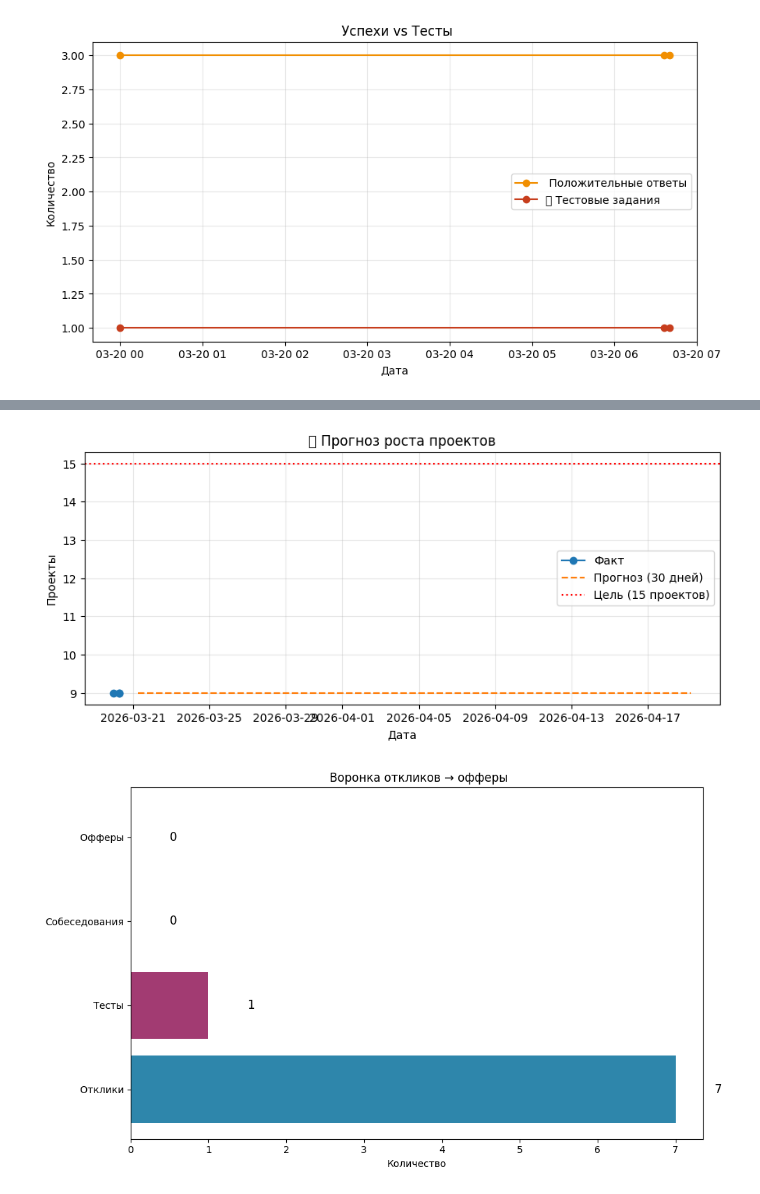
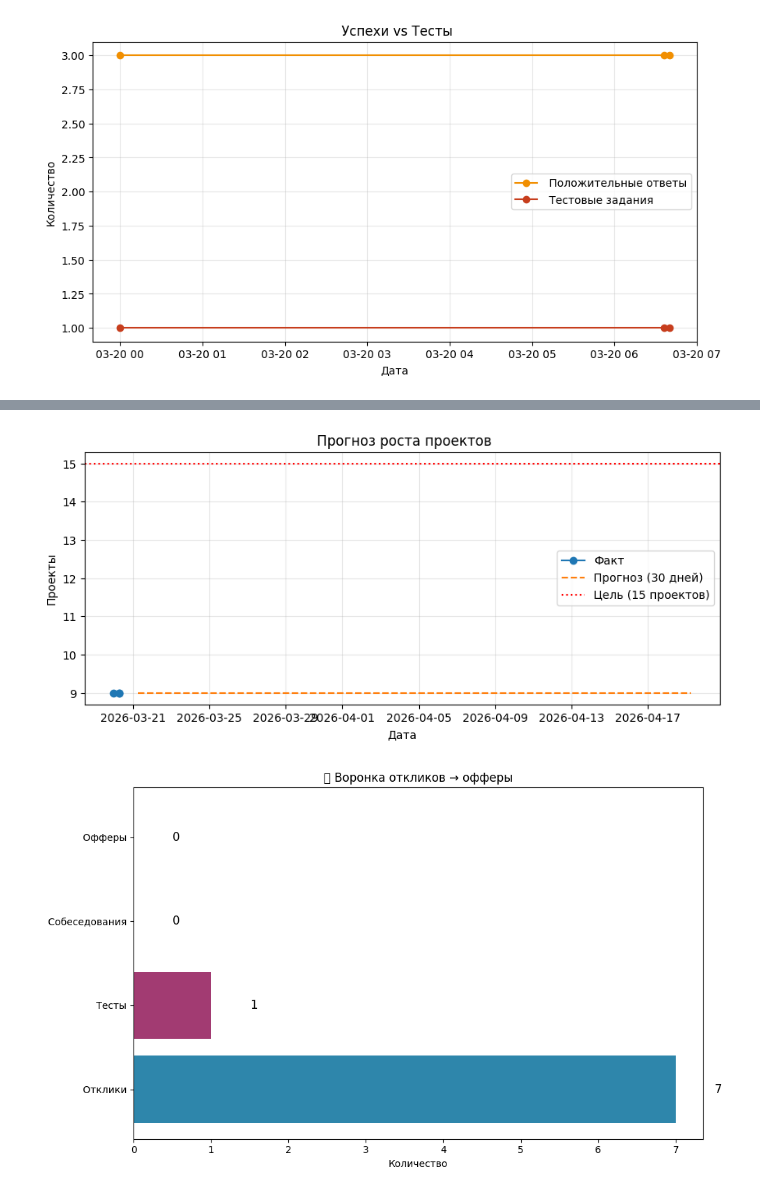
Before and after one commit to EkaterinaLavlinskaya/ai-career-log, a Jupyter notebook: viz/dashboard.ipynb, the cells around one changed output, grey strips where cells are left out. Saved outputs shown, nothing was run; the diff lists cells and outputs as text; code cells hidden in the pictures.

```diff
--- a/viz/dashboard.ipynb
+++ b/viz/dashboard.ipynb
@@ -16,7 +16,7 @@ GITHUB_RAW_URL = "https://raw.githubusercontent.com/EkaterinaLavlinskaya/ai-care
 # ================================
 
 # Загружаем данные
-print(" Загружаем данные...")
+print("Загружаем данные...")
 response = requests.get(GITHUB_RAW_URL)
 data = response.text
 
@@ -42,7 +42,7 @@ plt.grid(True, alpha=0.3)
 # ========== 2. ДИНАМИКА ОТКЛИКОВ ==========
 plt.subplot(1, 2, 2)
 plt.plot(df['timestamp'], df['applications'], marker='o', linestyle='-', color='#A23B72')
-plt.title('📬 Отклики на вакансии')
+plt.title(' Отклики на вакансии')
 plt.xlabel('Дата')
 plt.ylabel('Отклики')
 plt.grid(True, alpha=0.3)
@@ -52,7 +52,7 @@ plt.show()
 # ========== 3. СРАВНЕНИЕ ПОКАЗАТЕЛЕЙ ==========
 plt.figure(figsize=(10, 5))
 plt.plot(df['timestamp'], df['positive_responses'], marker='o', label=' Положительные ответы', color='#F18F01')
-plt.plot(df['timestamp'], df['tests'], marker='o', label='🧪 Тестовые задания', color='#C73E1D')
+plt.plot(df['timestamp'], df['tests'], marker='o', label=' Тестовые задания', color='#C73E1D')
 plt.title(' Успехи vs Тесты')
 plt.xlabel('Дата')
 plt.ylabel('Количество')
@@ -65,7 +65,7 @@ last = df.iloc[-1]
 print("\n" + "="*50)
 print(" ТЕКУЩЕЕ СОСТОЯНИЕ")
 print("="*50)
-print(f"Последнее обновление: {last['timestamp']}")
+print(f" Последнее обновление: {last['timestamp']}")
 print(f" Проектов: {last['projects']}")
 print(f" Сертификатов: {last['certificates']}")
 print(f" Откликов: {last['applications']}")
@@ -74,7 +74,7 @@ print(f" Тестов: {last['tests']}")
 print(f" Последняя заметка: {last['note']}")
 
 # ========== 5. ДОПОЛНИТЕЛЬНО: ПРОГНОЗ (опционально) ==========
-
+# Если хочешь прикинуть, когда будет 15 проектов
 import numpy as np
 if len(df) >= 3:
     # Простая линейная регрессия
@@ -93,7 +93,7 @@ if len(df) >= 3:
     future_dates = pd.date_range(start=df['timestamp'].max() + pd.Timedelta(days=1), periods=future_days)
     plt.plot(future_dates, future_y[-future_days:], '--', label='Прогноз (30 дней)')
     plt.axhline(y=15, color='red', linestyle=':', label='Цель (15 проектов)')
-    plt.title('🔮 Прогноз роста проектов')
+    plt.title(' Прогноз роста проектов')
     plt.xlabel('Дата')
     plt.ylabel('Проекты')
     plt.legend()
@@ -124,7 +124,7 @@ last = df.iloc[-1]
 stages = [
     " Отклики",
     " Тесты",
-    "Собеседования",
+    " Собеседования",
     " Офферы"
 ]
 
@@ -142,7 +142,7 @@ plt.barh(stages, values, color=['#2E86AB', '#A23B72', '#F18F01', '#C73E1D'])
 for i, v in enumerate(values):
     plt.text(v + 0.5, i, str(v), va='center', fontsize=12)
 
-plt.title(" Воронка откликов → офферы")
+plt.title("📊 Воронка откликов → офферы")
 plt.xlabel("Количество")
 plt.tight_layout()
 plt.show()
@@ -169,11 +169,11 @@ if values[0] > 0:
  Проектов: 9
  Сертификатов: 10
  Откликов: 7
  Положительных ответов: 3
  Тестов: 1
  Последняя заметка: Проверяем, как работает автоматическое добавление записей
-[figure, old version]
+[figure, new version]
-[figure, old version]
+[figure, new version]
  Конверсия отклик → тест: 14.3%
  Конверсия тест → собеседование: 0.0%
  Общая конверсия отклик → оффер: 0.0%
```
Also changed, not shown: parts of 1 cell of this notebook.
